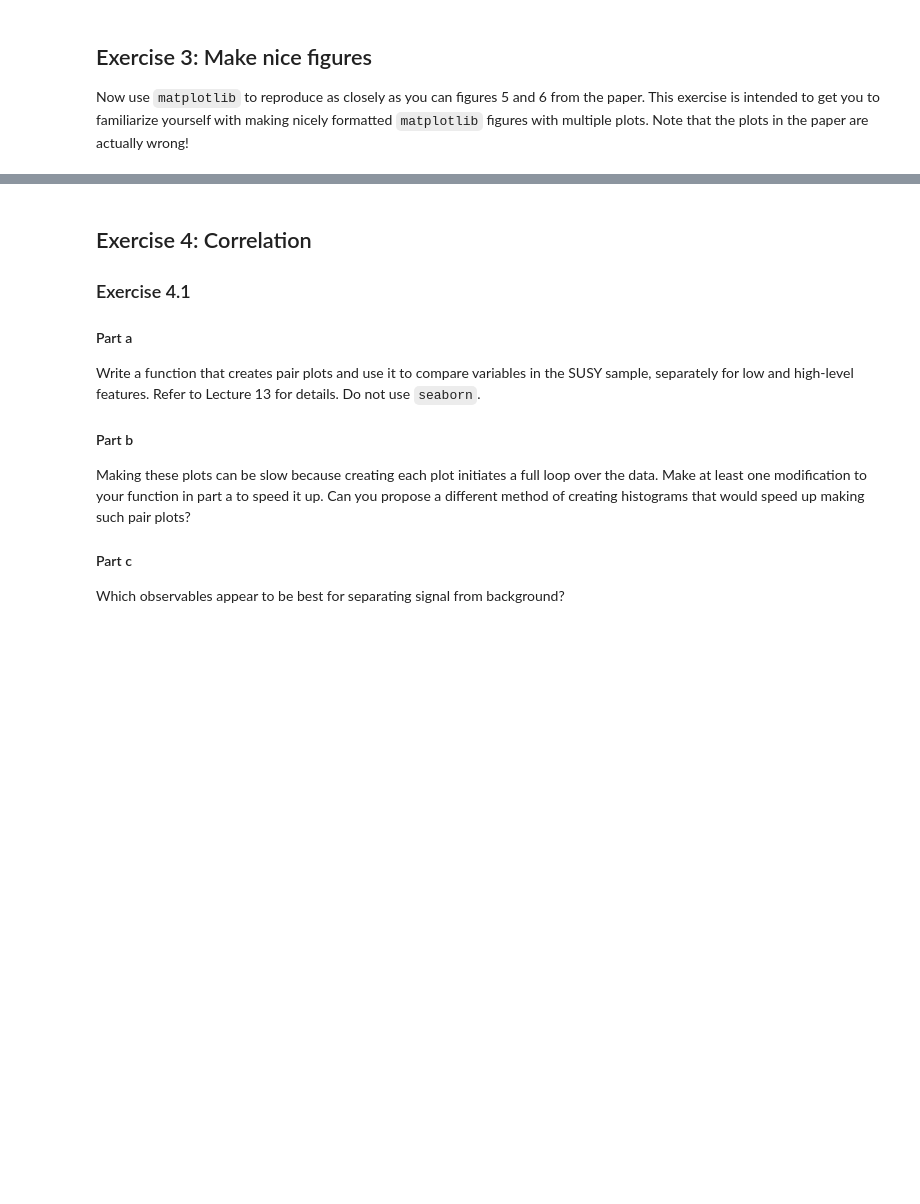
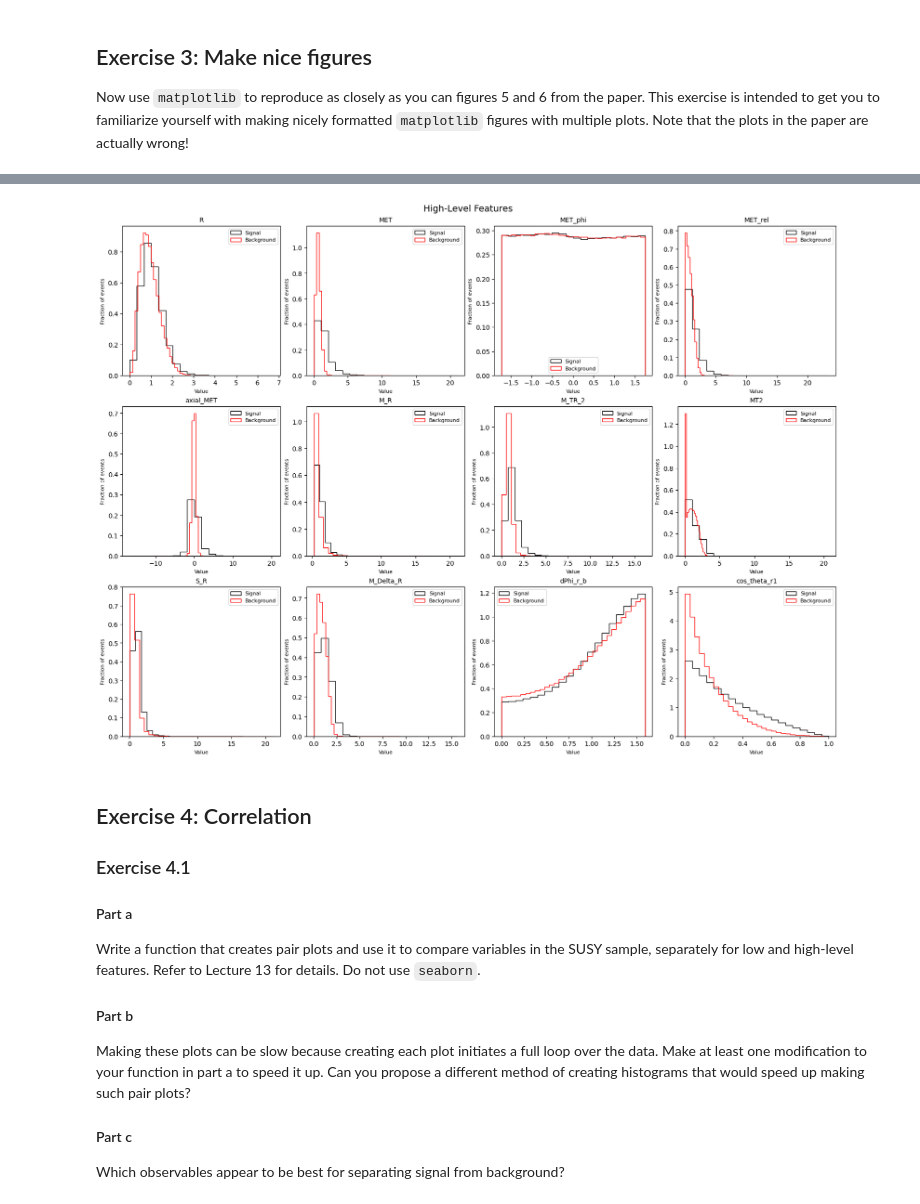
Before and after one commit to ShuaibJama1/DATA3402.Spring.2025, a Jupyter notebook: Labs/Lab.7.solution.ipynb, the cells around one changed output, grey strips where cells are left out. Drawn from its saved outputs; the diff is of its cells as text; code cells hidden in the pictures; blank space fills up the shorter version.

```diff
--- a/Labs/Lab.7.solution.ipynb
+++ b/Labs/Lab.7.solution.ipynb
@@ -153,3 +182,23 @@ Now use `matplotlib` to reproduce as closely as you can figures 5 and 6 from the
+# %%
+fig6, axes6 = plt.subplots(3, 4, figsize=(16, 12), constrained_layout=True)
+
+for i, feature in enumerate(high_level_features):
+    row, col = divmod(i, 4)  # Determine subplot row and column
+    ax = axes6[row, col]
+    ax.hist(df_sig[feature], bins=20, histtype='step', color='black', label='Signal', density=True)
+    ax.hist(df_bkg[feature], bins=30, histtype='step', color='red', label='Background', density=True)
+    ax.set_title(feature, fontsize=10)
+    ax.set_xlabel("Value", fontsize=8)
+    ax.set_ylabel("Fraction of events", fontsize=8)
+    ax.legend(fontsize=8)
+
+for j in range(len(high_level_features), len(axes6)):
+    fig6.delaxes(axes6[j])
+
+fig6.suptitle("High-Level Features", fontsize=14)
+plt.show()
+# %% [output]
+[figure, added]
 # %% [markdown]
 ## Exercise 4: Correlation
 
```
Also changed, not shown: parts of 23 cells of this notebook.
